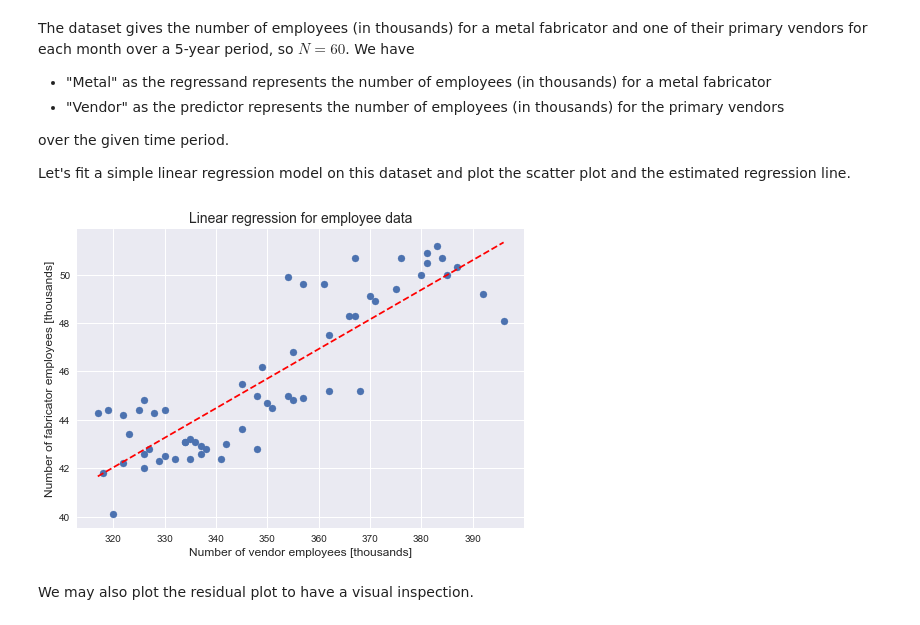
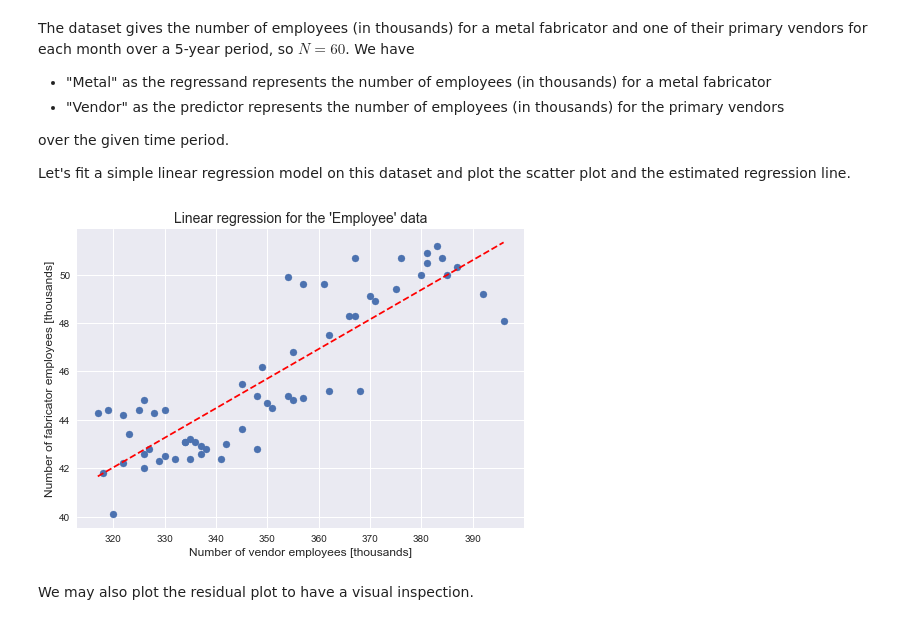
Before and after one commit to Gaushoki/Advanced-Machine-Learning, a Jupyter notebook: Vol1-LabExercises/Chapter3/Ch3-Ex13-Autocorrelation.ipynb, the cells around one changed output. Cells and saved outputs as stored; diff of their text form; code cells hidden in the pictures.

```diff
--- a/Vol1-LabExercises/Chapter3/Ch3-Ex13-Autocorrelation.ipynb
+++ b/Vol1-LabExercises/Chapter3/Ch3-Ex13-Autocorrelation.ipynb
@@ -69,20 +69,20 @@ Let's fit a simple linear regression model on this dataset and plot the scatter
 # %%
 from sklearn.linear_model import LinearRegression
 plt.style.use('seaborn')
 x_=data['Vendor'].to_numpy().reshape(-1, 1)
 y_=data['Metal'].to_numpy().reshape(-1, 1)
 N=len(x_)
 linregr=LinearRegression()
 linregr.fit(x_,y_)
 plt.scatter(x_,y_)
 w_minmax=np.array([x_.min(),x_.max()]).reshape(-1, 1)
 plt.plot(w_minmax,linregr.predict(w_minmax).reshape(-1, 1),'r--')
 plt.xlabel("Number of vendor employees [thousands]",fontsize=12)
 plt.ylabel("Number of fabricator employees [thousands]",fontsize=12)
-plt.title("Linear regression for employee data",fontsize=14)
+plt.title("Linear regression for the 'Employee' data",fontsize=14)
 plt.show()
 # %% [output]
-[figure, old version]
+[figure, new version]
 # %% [markdown]
 We may also plot the residual plot to have a visual inspection.
 # %%
```
Also changed, not shown: parts of 16 cells of this notebook.
